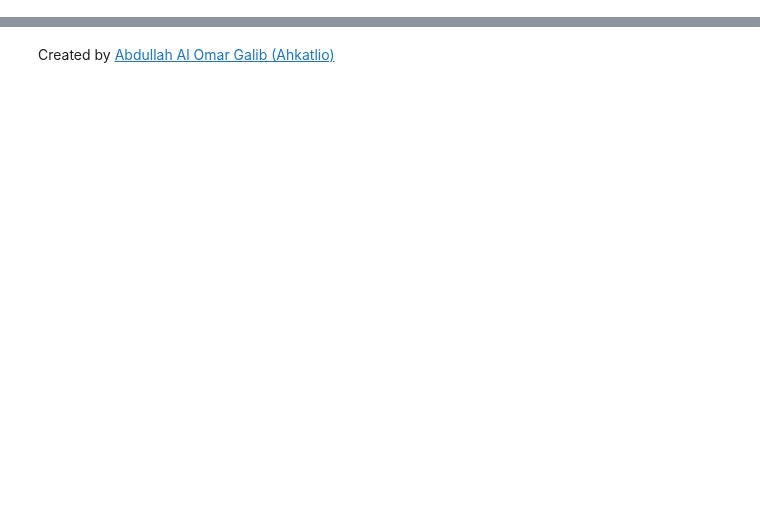
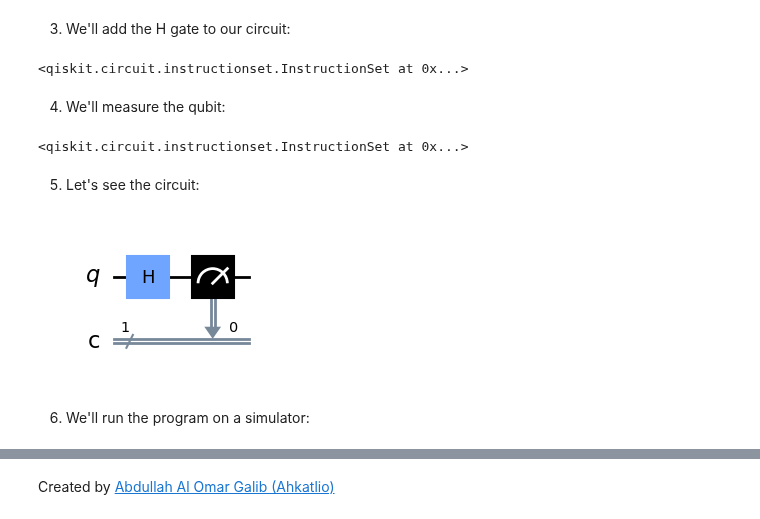
Before and after one commit to ahkatlio/QHSO_Basics_of_Qiskit, a Jupyter notebook: Books/Fundamentals/Basic_Gates/H_gate.ipynb, the cells around one changed output, grey strips where cells are left out. Cells and saved outputs as stored; diff of their text form; code cells hidden in the pictures; blank space fills up the shorter version.

Commit message:
H gate

```diff
--- a/Books/Fundamentals/Basic_Gates/H_gate.ipynb
+++ b/Books/Fundamentals/Basic_Gates/H_gate.ipynb
@@ -56,0 +65,22 @@
+# %%
+qc = QuantumCircuit(1,1)
+# %% [markdown]
+3) We'll add the H gate to our circuit:
+# %%
+qc.h(0)
+# %% [output]
+<qiskit.circuit.instructionset.InstructionSet at 0x...>
+# %% [markdown]
+4) We'll measure the qubit:
+# %%
+qc.measure(0,0)
+# %% [output]
+<qiskit.circuit.instructionset.InstructionSet at 0x...>
+# %% [markdown]
+5) Let's see the circuit:
+# %%
+qc.draw(output='mpl')
+# %% [output]
+[figure, added]
+# %% [markdown]
+6) We'll run the program on a simulator:
```
Also changed, not shown: parts of 21 cells of this notebook, 1 other file.
